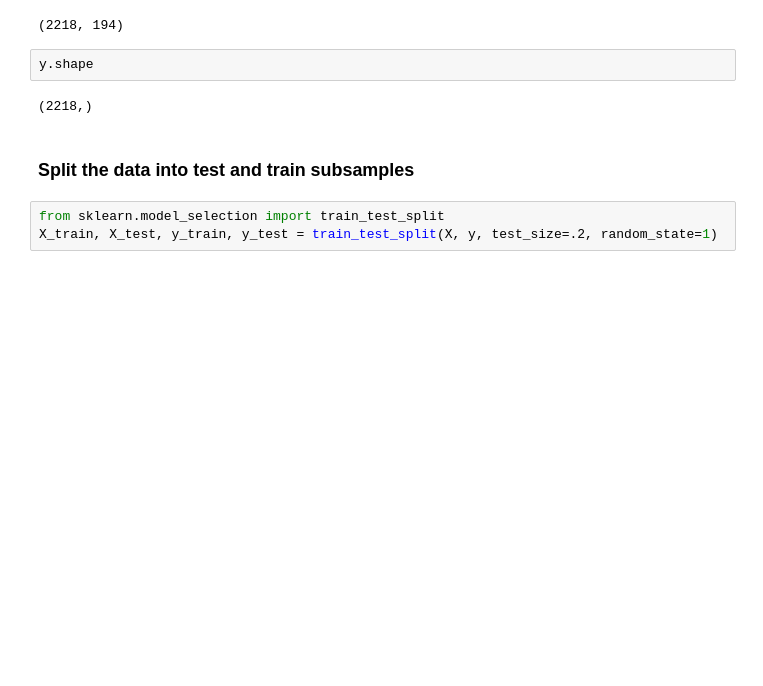
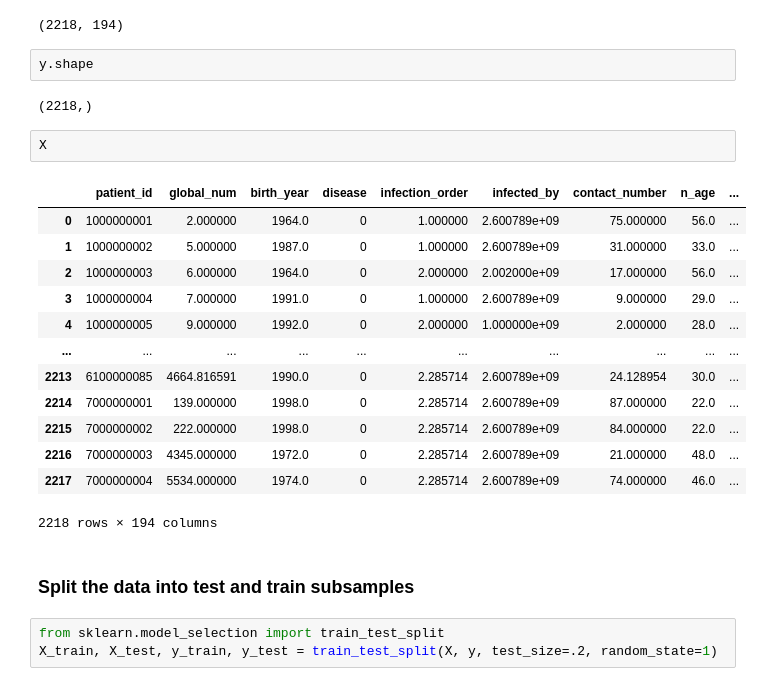
Before and after one commit to jkujuum/Mini_Projects, a Jupyter notebook: Random Forest Case Study/RandomForest_casestudy_covid19.ipynb, the cells around one changed output. Saved outputs shown, nothing was run; the diff lists cells and outputs as text; blank space fills up the shorter version.

```diff
--- a/Random Forest Case Study/RandomForest_casestudy_covid19.ipynb
+++ b/Random Forest Case Study/RandomForest_casestudy_covid19.ipynb
@@ -430,6 +430,22 @@ X.shape
 y.shape
 # %% [output]
 (2218,)
+# %%
+X
+# %% [output]
+|  | patient_id | global_num | birth_year | disease | infection_order | infected_by | contact_number | n_age | ... |
+| 0 | 1000000001 | 2.000000 | 1964.0 | 0 | 1.000000 | 2.600789e+09 | 75.000000 | 56.0 | ... |
+| 1 | 1000000002 | 5.000000 | 1987.0 | 0 | 1.000000 | 2.600789e+09 | 31.000000 | 33.0 | ... |
+| 2 | 1000000003 | 6.000000 | 1964.0 | 0 | 2.000000 | 2.002000e+09 | 17.000000 | 56.0 | ... |
+| 3 | 1000000004 | 7.000000 | 1991.0 | 0 | 1.000000 | 2.600789e+09 | 9.000000 | 29.0 | ... |
+| 4 | 1000000005 | 9.000000 | 1992.0 | 0 | 2.000000 | 1.000000e+09 | 2.000000 | 28.0 | ... |
+| ... | ... | ... | ... | ... | ... | ... | ... | ... | ... |
+| 2213 | 6100000085 | 4664.816591 | 1990.0 | 0 | 2.285714 | 2.600789e+09 | 24.128954 | 30.0 | ... |
+| 2214 | 7000000001 | 139.000000 | 1998.0 | 0 | 2.285714 | 2.600789e+09 | 87.000000 | 22.0 | ... |
+| 2215 | 7000000002 | 222.000000 | 1998.0 | 0 | 2.285714 | 2.600789e+09 | 84.000000 | 22.0 | ... |
+| 2216 | 7000000003 | 4345.000000 | 1972.0 | 0 | 2.285714 | 2.600789e+09 | 21.000000 | 48.0 | ... |
+| 2217 | 7000000004 | 5534.000000 | 1974.0 | 0 | 2.285714 | 2.600789e+09 | 74.000000 | 46.0 | ... |
+2218 rows × 194 columns
 # %% [markdown]
 ### Split the data into test and train subsamples
 # %%
```
Also changed, not shown: parts of 1 cell of this notebook, 3 other files.
